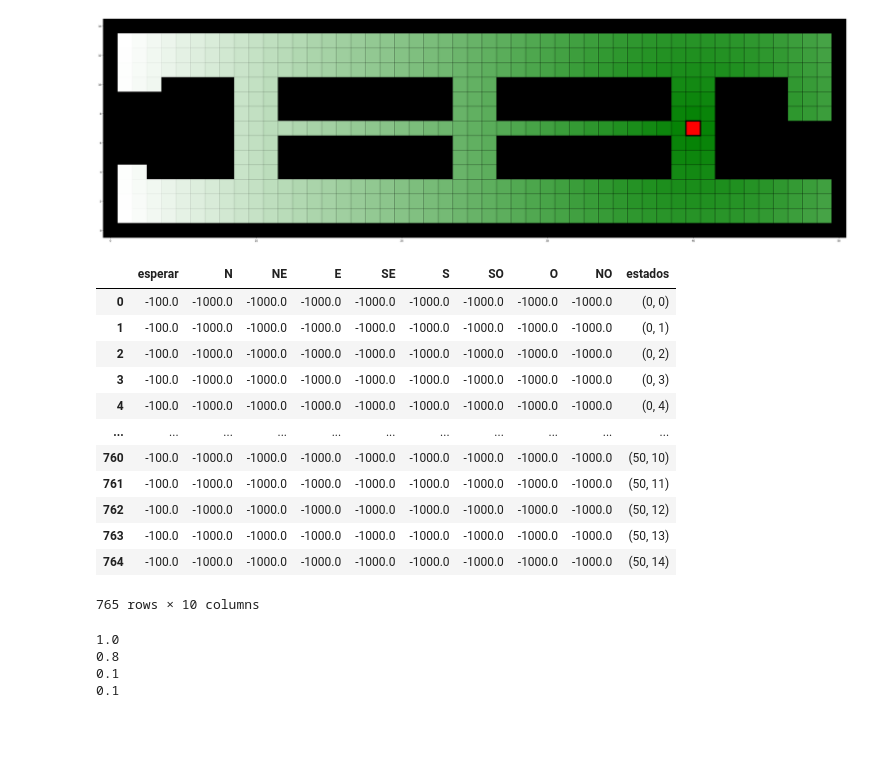
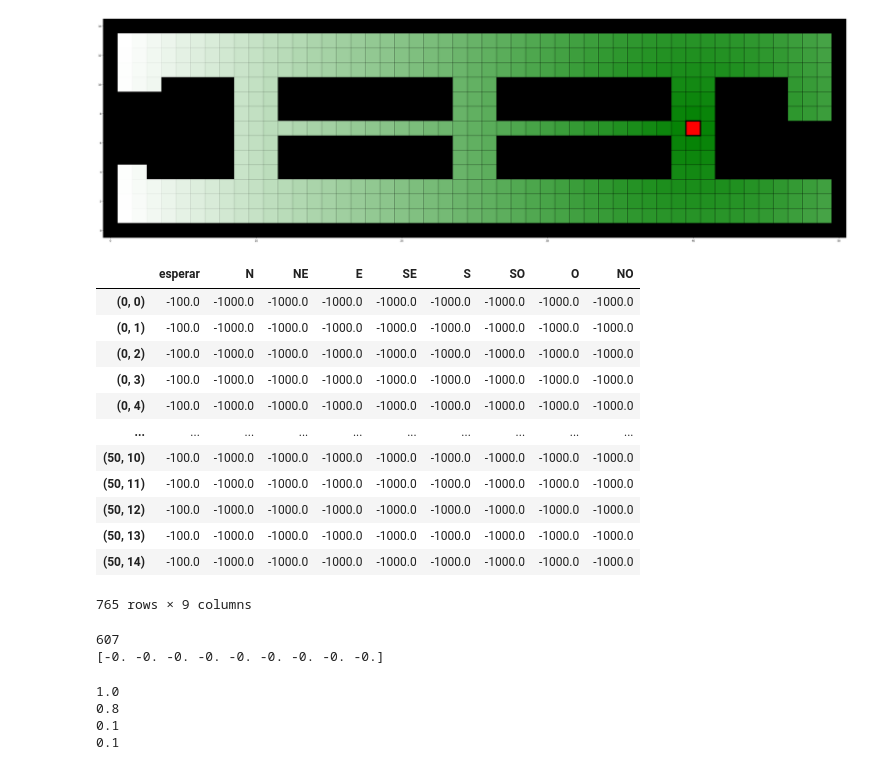
Before and after one commit to rgavira123/AprendizajeRefuerzUS, a Jupyter notebook: src/Q_Learning.ipynb, the cells around one changed output. Saved outputs shown, nothing was run; the diff lists cells and outputs as text; code cells hidden in the pictures; blank space fills up the shorter version.

```diff
--- a/src/Q_Learning.ipynb
+++ b/src/Q_Learning.ipynb
@@ -149,28 +149,35 @@ visualiza_recompensas(estados,destino,mapa)
 # %%
 nav_recompensas_sistema = crea_recompensas_sistema(estados,destino,mapa,acciones)
 
 # ahora hacemos algo auxiliar para ver las recompensas
-df = pd.DataFrame(nav_recompensas_sistema, columns=acciones)
-df['estados'] = estados
+df = pd.DataFrame(nav_recompensas_sistema, columns=acciones, index=estados)
 
 df
 # %% [output]
-|  | esperar | N | NE | E | SE | S | SO | O | NO | estados |
-| 0 | -100.0 | -1000.0 | -1000.0 | -1000.0 | -1000.0 | -1000.0 | -1000.0 | -1000.0 | -1000.0 | (0, 0) |
-| 1 | -100.0 | -1000.0 | -1000.0 | -1000.0 | -1000.0 | -1000.0 | -1000.0 | -1000.0 | -1000.0 | (0, 1) |
-| 2 | -100.0 | -1000.0 | -1000.0 | -1000.0 | -1000.0 | -1000.0 | -1000.0 | -1000.0 | -1000.0 | (0, 2) |
-| 3 | -100.0 | -1000.0 | -1000.0 | -1000.0 | -1000.0 | -1000.0 | -1000.0 | -1000.0 | -1000.0 | (0, 3) |
-| 4 | -100.0 | -1000.0 | -1000.0 | -1000.0 | -1000.0 | -1000.0 | -1000.0 | -1000.0 | -1000.0 | (0, 4) |
-| ... | ... | ... | ... | ... | ... | ... | ... | ... | ... | ... |
-| 760 | -100.0 | -1000.0 | -1000.0 | -1000.0 | -1000.0 | -1000.0 | -1000.0 | -1000.0 | -1000.0 | (50, 10) |
-| 761 | -100.0 | -1000.0 | -1000.0 | -1000.0 | -1000.0 | -1000.0 | -1000.0 | -1000.0 | -1000.0 | (50, 11) |
-| 762 | -100.0 | -1000.0 | -1000.0 | -1000.0 | -1000.0 | -1000.0 | -1000.0 | -1000.0 | -1000.0 | (50, 12) |
-| 763 | -100.0 | -1000.0 | -1000.0 | -1000.0 | -1000.0 | -1000.0 | -1000.0 | -1000.0 | -1000.0 | (50, 13) |
-| 764 | -100.0 | -1000.0 | -1000.0 | -1000.0 | -1000.0 | -1000.0 | -1000.0 | -1000.0 | -1000.0 | (50, 14) |
+|  | esperar | N | NE | E | SE | S | SO | O | NO |
+| (0, 0) | -100.0 | -1000.0 | -1000.0 | -1000.0 | -1000.0 | -1000.0 | -1000.0 | -1000.0 | -1000.0 |
+| (0, 1) | -100.0 | -1000.0 | -1000.0 | -1000.0 | -1000.0 | -1000.0 | -1000.0 | -1000.0 | -1000.0 |
+| (0, 2) | -100.0 | -1000.0 | -1000.0 | -1000.0 | -1000.0 | -1000.0 | -1000.0 | -1000.0 | -1000.0 |
+| (0, 3) | -100.0 | -1000.0 | -1000.0 | -1000.0 | -1000.0 | -1000.0 | -1000.0 | -1000.0 | -1000.0 |
+| (0, 4) | -100.0 | -1000.0 | -1000.0 | -1000.0 | -1000.0 | -1000.0 | -1000.0 | -1000.0 | -1000.0 |
+| ... | ... | ... | ... | ... | ... | ... | ... | ... | ... |
+| (50, 10) | -100.0 | -1000.0 | -1000.0 | -1000.0 | -1000.0 | -1000.0 | -1000.0 | -1000.0 | -1000.0 |
+| (50, 11) | -100.0 | -1000.0 | -1000.0 | -1000.0 | -1000.0 | -1000.0 | -1000.0 | -1000.0 | -1000.0 |
+| (50, 12) | -100.0 | -1000.0 | -1000.0 | -1000.0 | -1000.0 | -1000.0 | -1000.0 | -1000.0 | -1000.0 |
+| (50, 13) | -100.0 | -1000.0 | -1000.0 | -1000.0 | -1000.0 | -1000.0 | -1000.0 | -1000.0 | -1000.0 |
+| (50, 14) | -100.0 | -1000.0 | -1000.0 | -1000.0 | -1000.0 | -1000.0 | -1000.0 | -1000.0 | -1000.0 |
-765 rows × 10 columns
+765 rows × 9 columns
 # %%
 def obtiene_indice_estado(estado):
     return int(estado[0]*mapa.shape[0]+estado[1])
+
+
+print(obtiene_indice_estado((40,7)))
+
+print(nav_recompensas_sistema[607])
+# %% [output]
+607
+[-0. -0. -0. -0. -0. -0. -0. -0. -0.]
 # %%
 # ahora podemos hacer la matriz de transición SXS
 def crea_transiciones_movimiento(accion, prob_error,estados,mapa):
```
Also changed, not shown: parts of 13 cells of this notebook, 8 other files.
